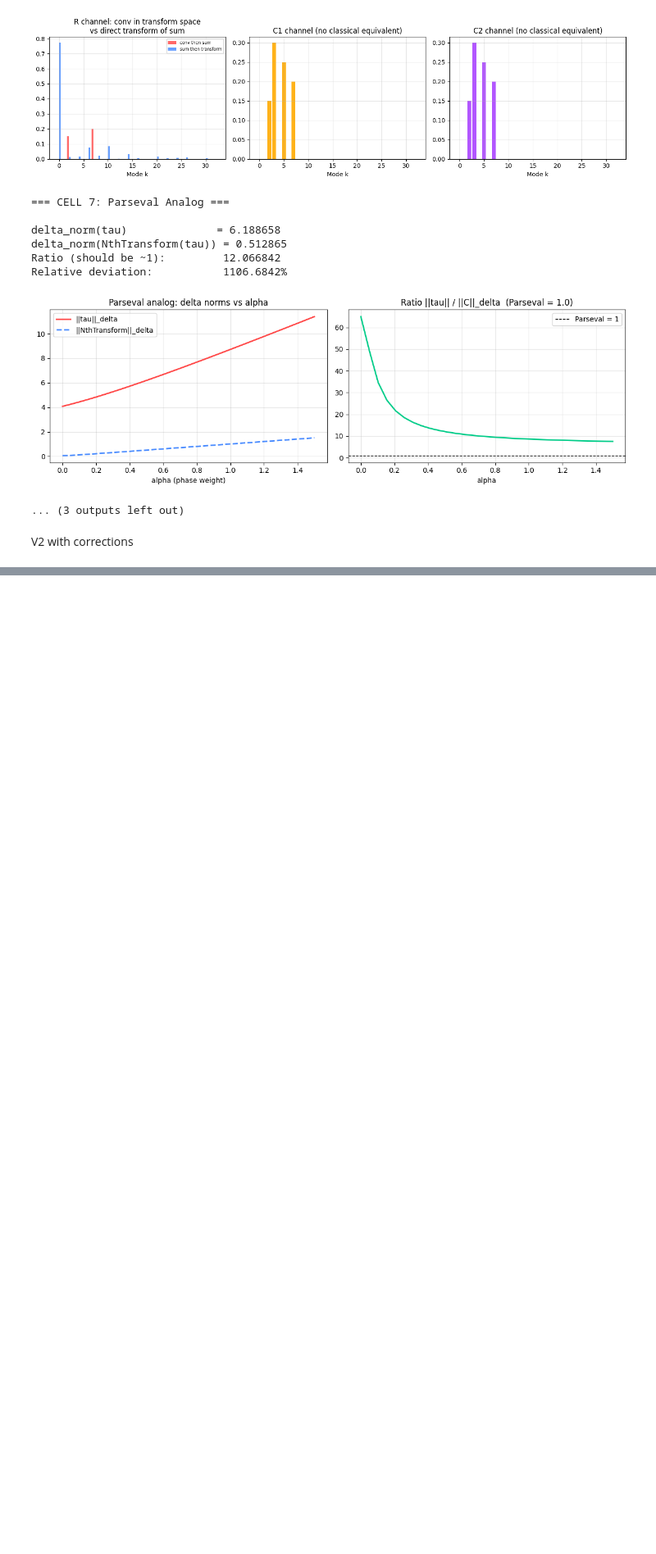
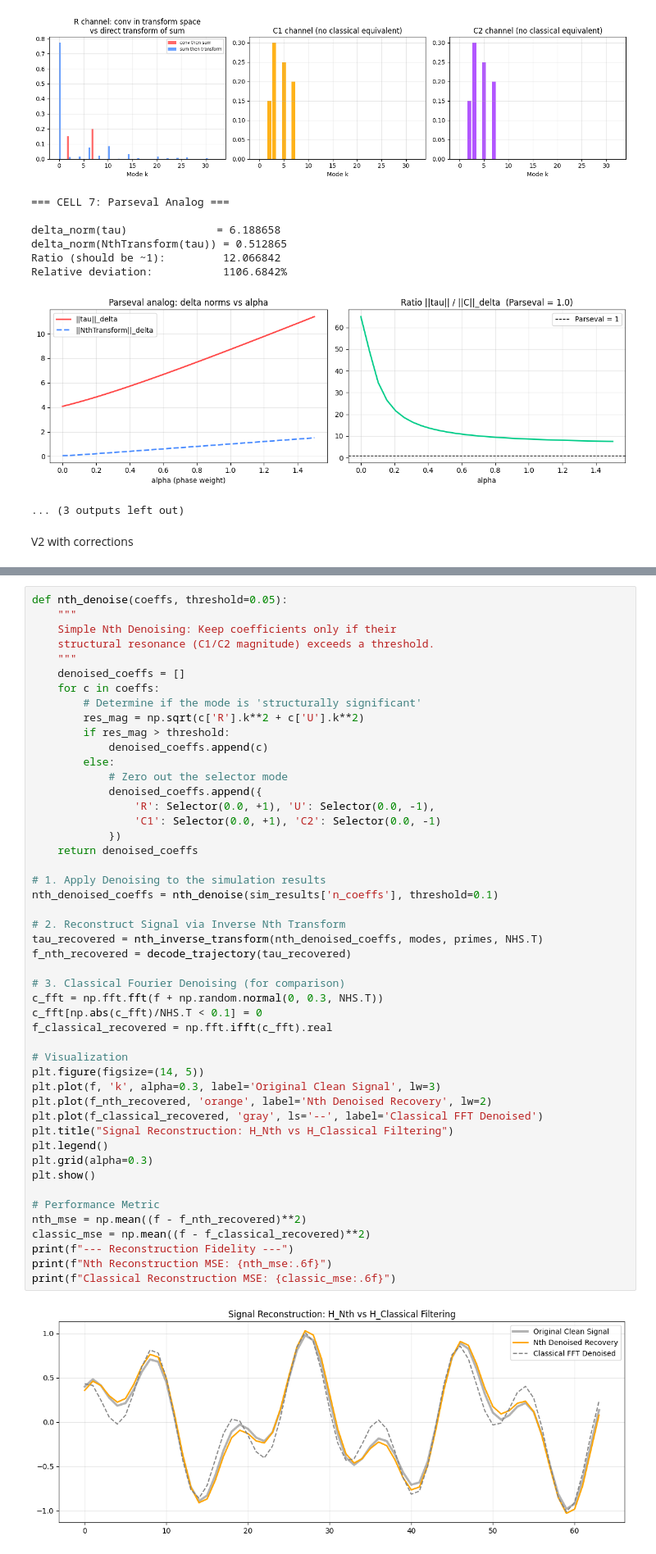
Before and after one commit to LordRelentless/HilbertSpaceSimulations, a Jupyter notebook: Nth_Mathematics_Formalism_Fourier_Simulations.ipynb, the cells around one changed output, grey strips where cells are left out. Shown at 82% size. Drawn from its saved outputs; the diff is of its cells as text; blank space fills up the shorter version.

```diff
--- a/Nth_Mathematics_Formalism_Fourier_Simulations.ipynb
+++ b/Nth_Mathematics_Formalism_Fourier_Simulations.ipynb
@@ -1732,0 +1149,50 @@ Standard DFT numerically recovered: YES ✓
+# %%
+def nth_denoise(coeffs, threshold=0.05):
+    """
+    Simple Nth Denoising: Keep coefficients only if their
+    structural resonance (C1/C2 magnitude) exceeds a threshold.
+    """
+    denoised_coeffs = []
+    for c in coeffs:
+        # Determine if the mode is 'structurally significant'
+        res_mag = np.sqrt(c['R'].k**2 + c['U'].k**2)
+        if res_mag > threshold:
+            denoised_coeffs.append(c)
+        else:
+            # Zero out the selector mode
+            denoised_coeffs.append({
+                'R': Selector(0.0, +1), 'U': Selector(0.0, -1),
+                'C1': Selector(0.0, +1), 'C2': Selector(0.0, -1)
+            })
+    return denoised_coeffs
+
+# 1. Apply Denoising to the simulation results
+nth_denoised_coeffs = nth_denoise(sim_results['n_coeffs'], threshold=0.1)
+
+# 2. Reconstruct Signal via Inverse Nth Transform
+tau_recovered = nth_inverse_transform(nth_denoised_coeffs, modes, primes, NHS.T)
+f_nth_recovered = decode_trajectory(tau_recovered)
+
+# 3. Classical Fourier Denoising (for comparison)
+c_fft = np.fft.fft(f + np.random.normal(0, 0.3, NHS.T))
+c_fft[np.abs(c_fft)/NHS.T < 0.1] = 0
+f_classical_recovered = np.fft.ifft(c_fft).real
+
+# Visualization
+plt.figure(figsize=(14, 5))
+plt.plot(f, 'k', alpha=0.3, label='Original Clean Signal', lw=3)
+plt.plot(f_nth_recovered, 'orange', label='Nth Denoised Recovery', lw=2)
+plt.plot(f_classical_recovered, 'gray', ls='--', label='Classical FFT Denoised')
+plt.title("Signal Reconstruction: H_Nth vs H_Classical Filtering")
+plt.legend()
+plt.grid(alpha=0.3)
+plt.show()
+
+# Performance Metric
+nth_mse = np.mean((f - f_nth_recovered)**2)
+classic_mse = np.mean((f - f_classical_recovered)**2)
+print(f"--- Reconstruction Fidelity ---")
+print(f"Nth Reconstruction MSE: {nth_mse:.6f}")
+print(f"Classical Reconstruction MSE: {classic_mse:.6f}")
+# %% [output]
+[figure, added]
```
Also changed, not shown: parts of 33 cells of this notebook.
